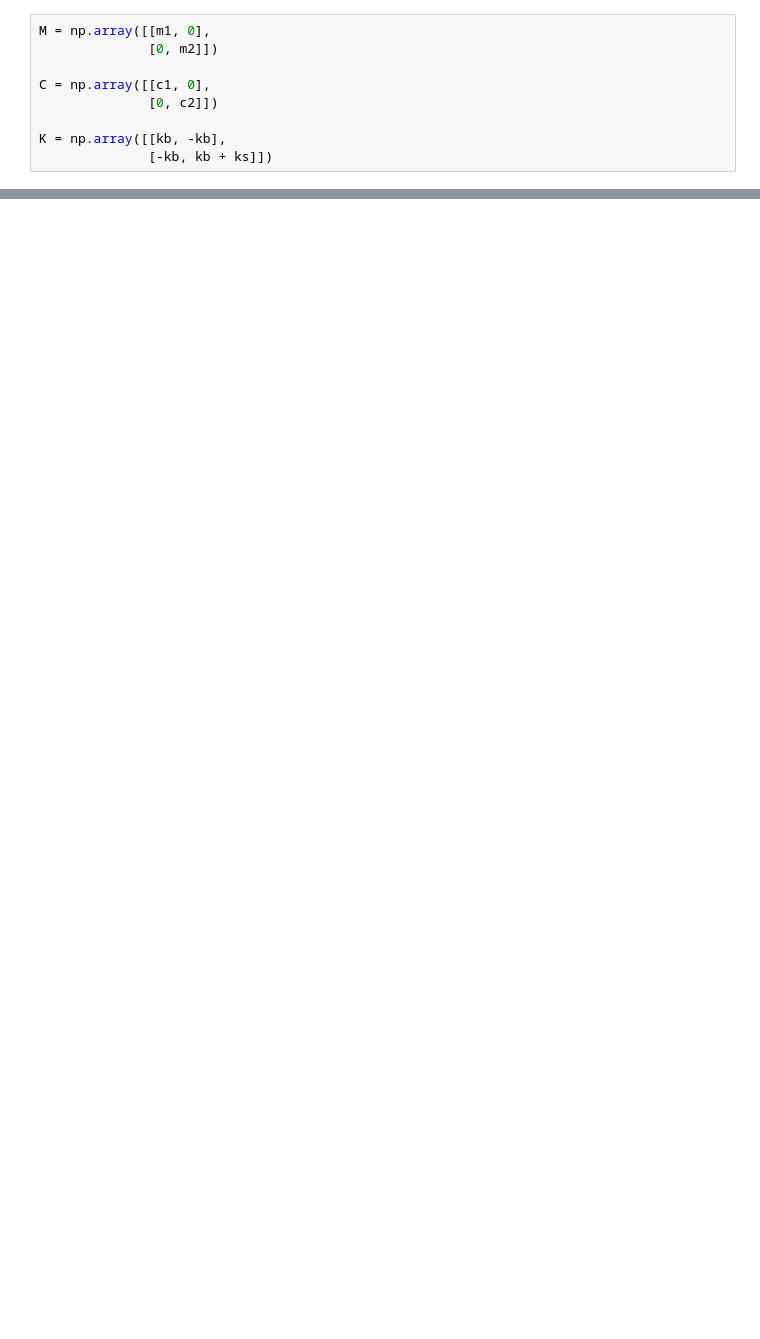
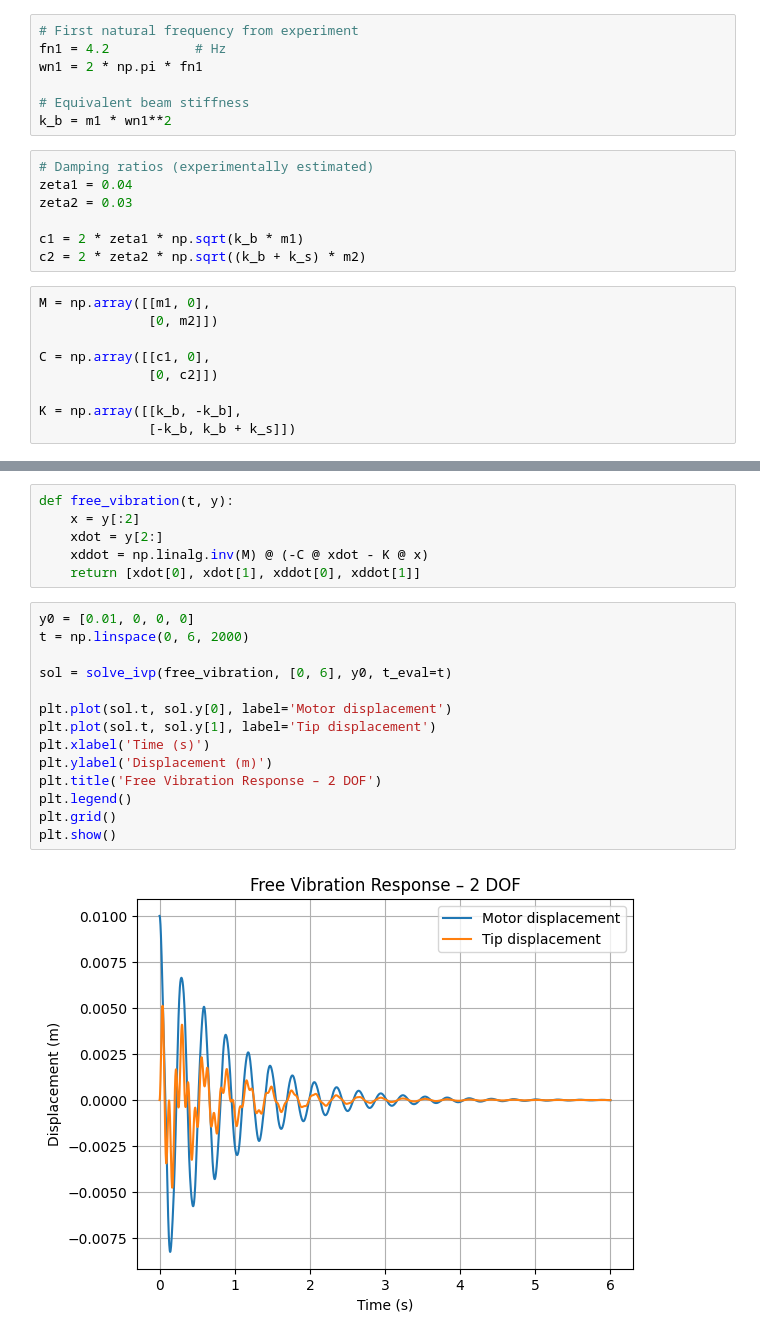
Before and after one commit to Du-nara/ME421-Mechanical-Systems-Lab-A3, a Jupyter notebook: Vibration/E_20_289_Vibration.ipynb, the cells around one changed output, grey strips where cells are left out. Cells and saved outputs as stored; diff of their text form; blank space fills up the shorter version.

```diff
--- a/Vibration/E_20_289_Vibration.ipynb
+++ b/Vibration/E_20_289_Vibration.ipynb
@@ -96,3 +101,17 @@ c2 = 3.0      # Ns/m
+# %%
+# First natural frequency from experiment
+fn1 = 4.2           # Hz
+wn1 = 2 * np.pi * fn1
+
+# Equivalent beam stiffness
+k_b = m1 * wn1**2
+# %%
+# Damping ratios (experimentally estimated)
+zeta1 = 0.04
+zeta2 = 0.03
+
+c1 = 2 * zeta1 * np.sqrt(k_b * m1)
+c2 = 2 * zeta2 * np.sqrt((k_b + k_s) * m2)
 # %%
 M = np.array([[m1, 0],
               [0, m2]])
@@ -100,5 +119,5 @@ M = np.array([[m1, 0],
 C = np.array([[c1, 0],
               [0, c2]])
 
-K = np.array([[kb, -kb],
-              [-kb, kb + ks]])
+K = np.array([[k_b, -k_b],
+              [-k_b, k_b + k_s]])
@@ -128,0 +150,22 @@ Used for both vibration modes using frequency response data.
+# %%
+def free_vibration(t, y):
+    x = y[:2]
+    xdot = y[2:]
+    xddot = np.linalg.inv(M) @ (-C @ xdot - K @ x)
+    return [xdot[0], xdot[1], xddot[0], xddot[1]]
+# %%
+y0 = [0.01, 0, 0, 0]
+t = np.linspace(0, 6, 2000)
+
+sol = solve_ivp(free_vibration, [0, 6], y0, t_eval=t)
+
+plt.plot(sol.t, sol.y[0], label='Motor displacement')
+plt.plot(sol.t, sol.y[1], label='Tip displacement')
+plt.xlabel('Time (s)')
+plt.ylabel('Displacement (m)')
+plt.title('Free Vibration Response – 2 DOF')
+plt.legend()
+plt.grid()
+plt.show()
+# %% [output]
+[figure, added]
```
Also changed, not shown: parts of 20 cells of this notebook.
